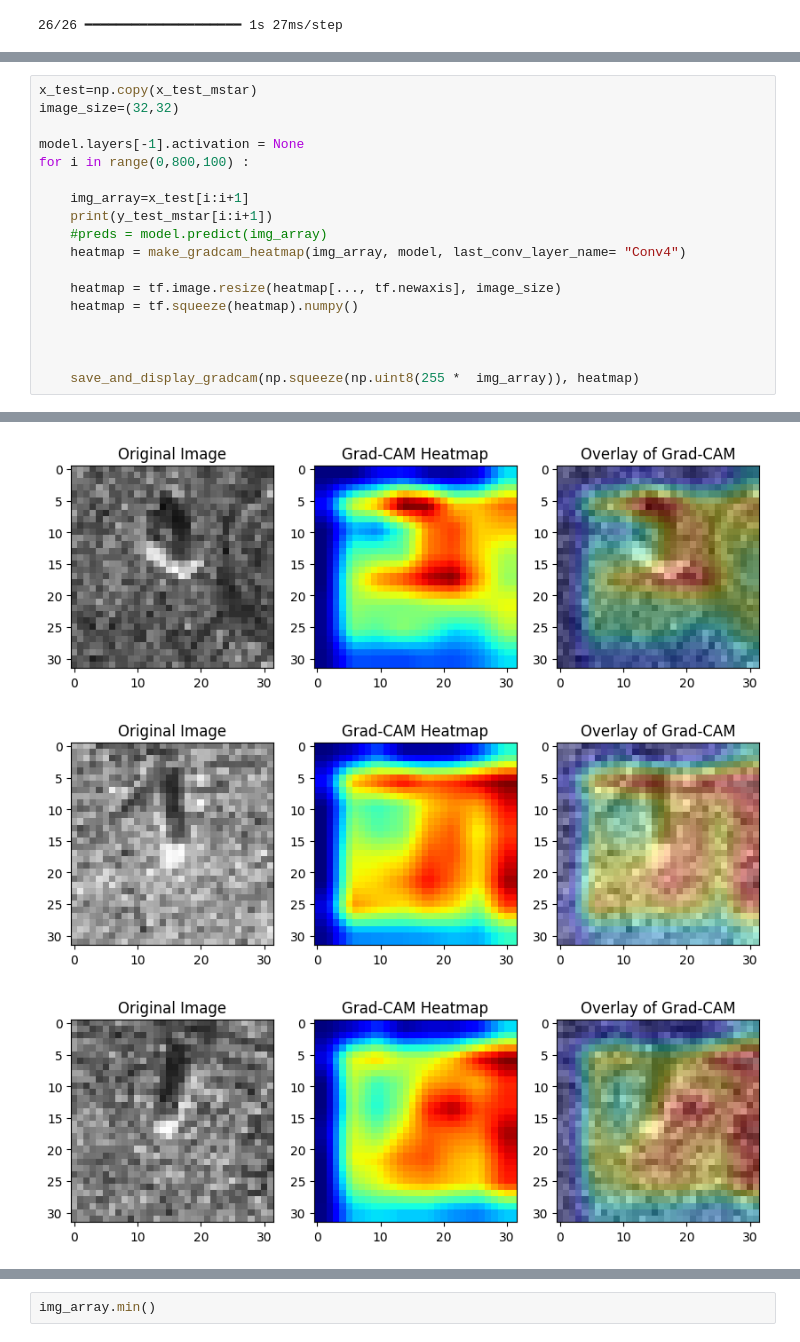
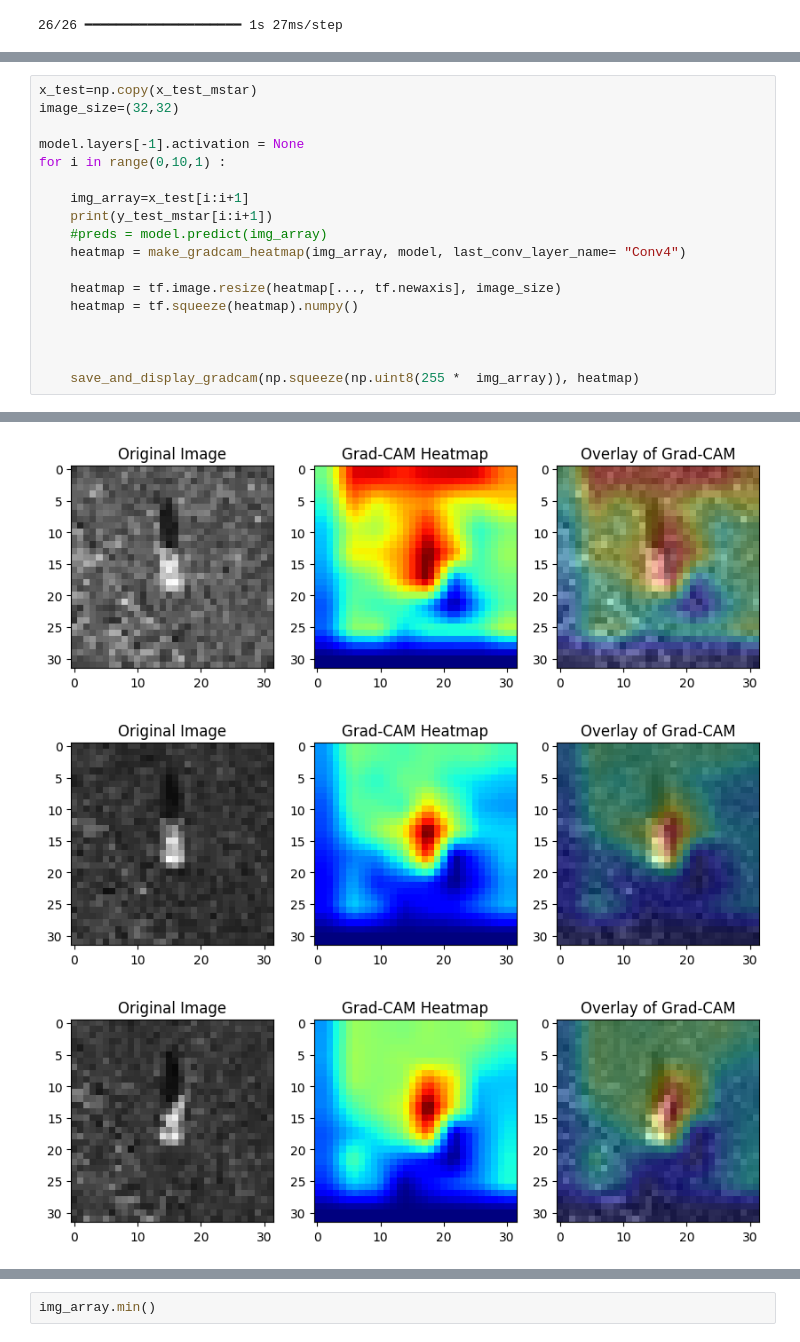
Before and after one commit to amirhoseinoveis/GradCAM-with-MSTAR, a Jupyter notebook: GradCAM_with_MSTAR.ipynb, the cells around one changed output, grey strips where cells are left out. Drawn from its saved outputs; the diff is of its cells as text.

```diff
--- a/GradCAM_with_MSTAR.ipynb
+++ b/GradCAM_with_MSTAR.ipynb
@@ -206,7 +203,7 @@ x_test=np.copy(x_test_mstar)
 image_size=(32,32)
 
 model.layers[-1].activation = None
-for i in range(0,800,100) :
+for i in range(0,10,1) :
 
     img_array=x_test[i:i+1]
     print(y_test_mstar[i:i+1])
@@ -237,3 +233,3 @@ Received: inputs=Tensor(shape=(1, 32, 32, 3))
-[figure, old version]
+[figure, new version]
-[figure, old version]
+[figure, new version]
-[figure, old version]
+[figure, new version]
```
Also changed, not shown: parts of 5 cells of this notebook.
